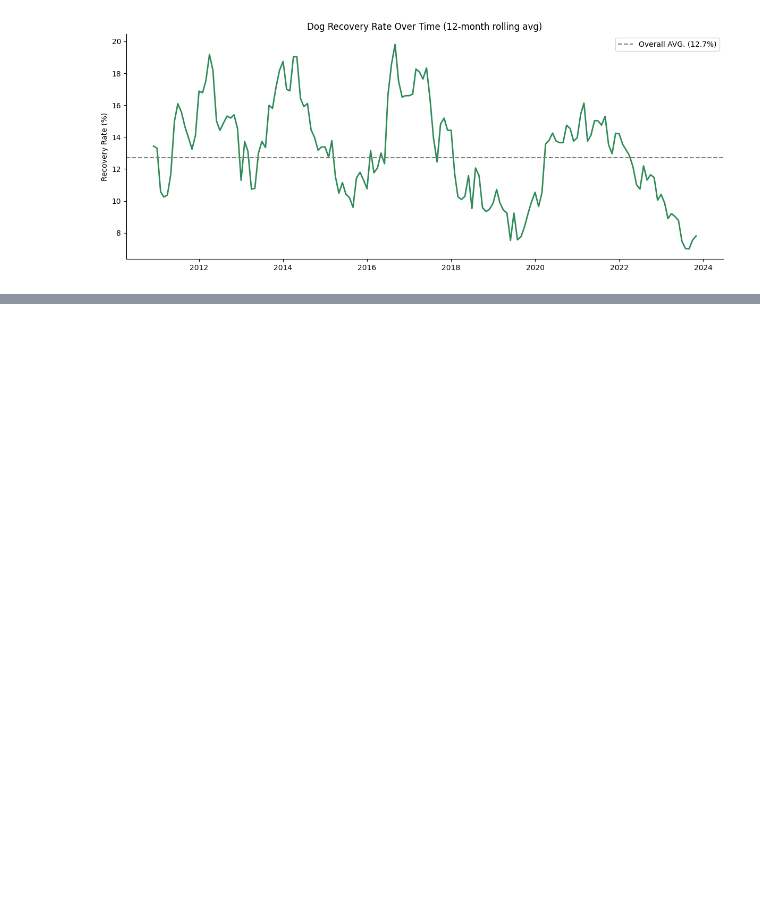
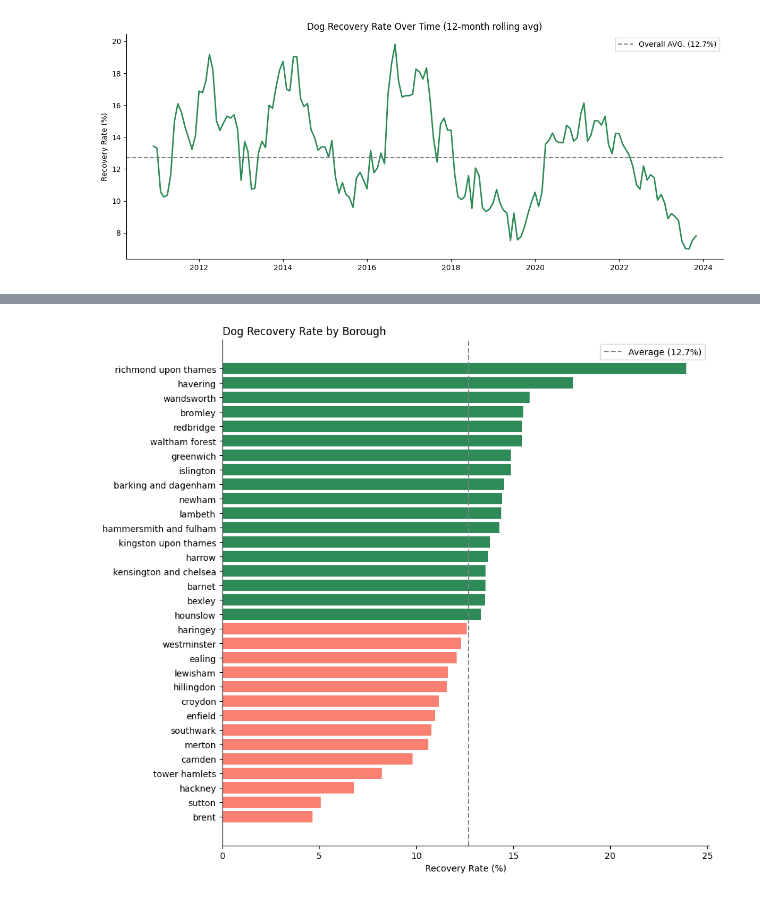
Before and after one commit to sam-maceoghain/dog_theft_london, a Jupyter notebook: 3. EDA.ipynb, the cells around one changed output, grey strips where cells are left out. Cells and saved outputs as stored; diff of their text form; code cells hidden in the pictures; blank space fills up the shorter version.

```diff
--- a/3. EDA.ipynb
+++ b/3. EDA.ipynb
@@ -182,0 +219,6 @@ plt.show()
+# %%
+# Recovery %
+borough_recovery = borough_stats.sort_values('recovery_rate', ascending=True).reset_index(drop=True)
+
+# View top 10
+display(borough_recovery.tail(10))
@@ -182,0 +237,23 @@ plt.show()
+# %%
+# Colours
+colours = ['seagreen' if r >= overall_rate else 'salmon' for r in borough_recovery['recovery_rate']]
+
+#
+fig, ax = plt.subplots(figsize=(10, 9))
+
+# BarH
+ax.barh(borough_recovery['borough'], borough_recovery['recovery_rate'] * 100, color=colours)
+
+# Overall Rate - Recovery
+ax.axvline(overall_rate * 100, linestyle='--', color='grey', label=f'Average ({overall_rate*100:.1f}%)')
+
+#
+ax.set_title('Dog Recovery Rate by Borough', loc='left')
+ax.set_xlabel('Recovery Rate (%)')
+
+#
+ax.legend()
+plt.tight_layout()
+plt.show()
+# %% [output]
+[figure, added]
```
Also changed, not shown: parts of 6 cells of this notebook.
